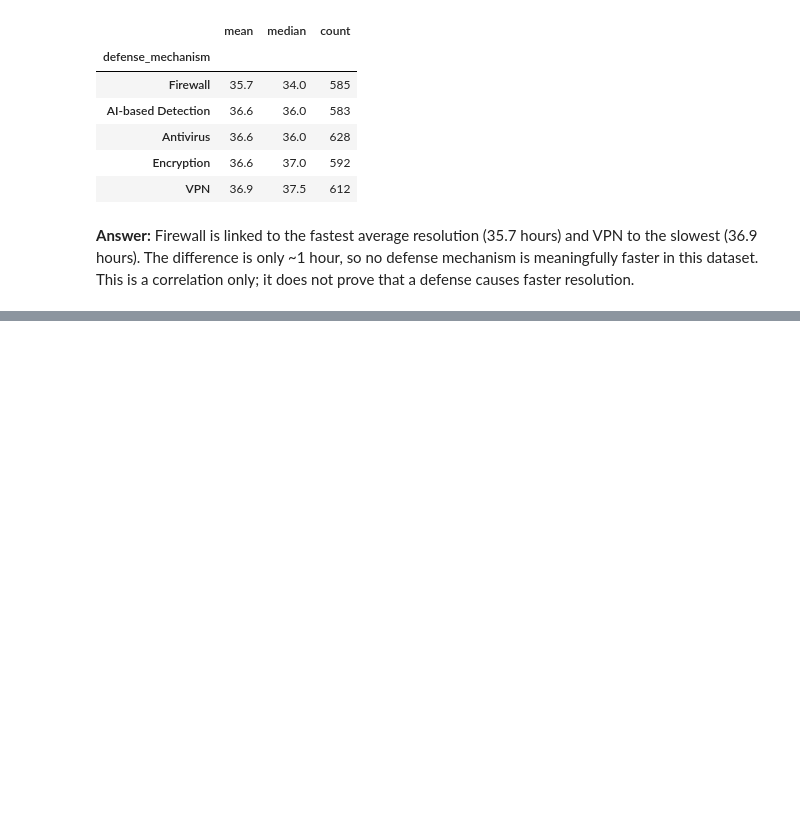
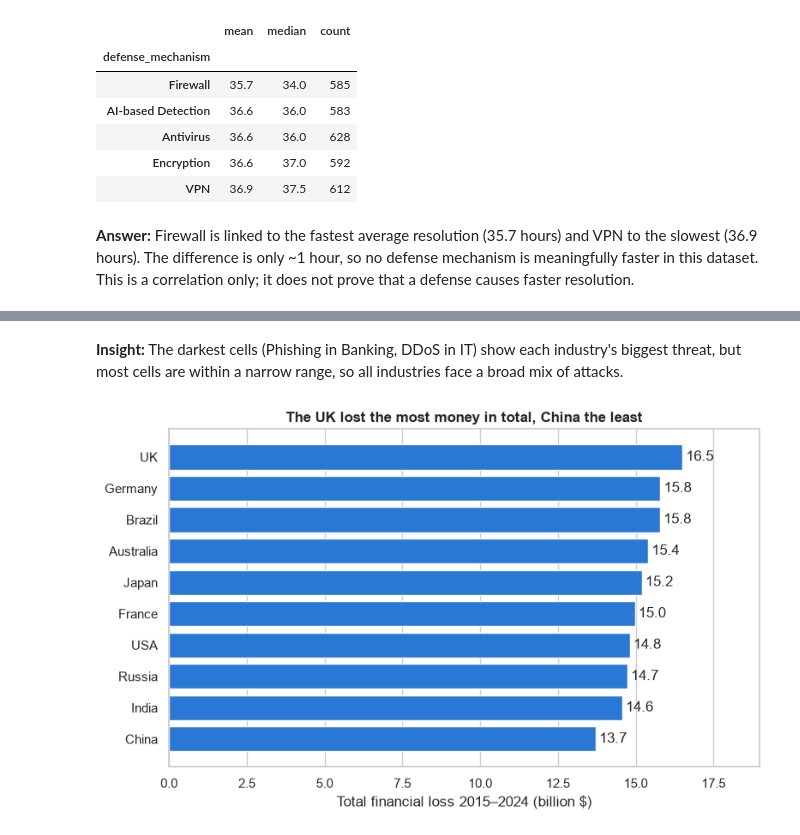
Before and after one commit to iMarwanAbdullah/cybersecurity-threats-analysis, a Jupyter notebook: notebooks/01_cybersecurity_analysis.ipynb, the cells around one changed output, grey strips where cells are left out. Drawn from its saved outputs; the diff is of its cells as text; code cells hidden in the pictures; blank space fills up the shorter version.

```diff
--- a/notebooks/01_cybersecurity_analysis.ipynb
+++ b/notebooks/01_cybersecurity_analysis.ipynb
@@ -312,0 +375,17 @@ by_defense
+# %% [markdown]
+**Insight:** The darkest cells (Phishing in Banking, DDoS in IT) show each industry's biggest threat, but most cells are within a narrow range, so all industries face a broad mix of attacks.
+# %%
+data = by_country.sort_values()
+
+fig, ax = plt.subplots(figsize=(8, 5))
+bars = ax.barh(data.index.astype(str), data.values / 1000, color=BLUE)
+ax.bar_label(bars, fmt="%.1f", padding=3)
+ax.grid(axis="y", visible=False)
+ax.set_xlim(0, data.max() / 1000 * 1.15)
+ax.set_title("The UK lost the most money in total, China the least", fontweight="bold")
+ax.set_xlabel("Total financial loss 2015–2024 (billion $)")
+plt.tight_layout()
+plt.savefig("../images/q4_loss_by_country.png", dpi=150, bbox_inches="tight")
+plt.show()
+# %% [output]
+[figure, added]
```
Also changed, not shown: parts of 11 cells of this notebook.
